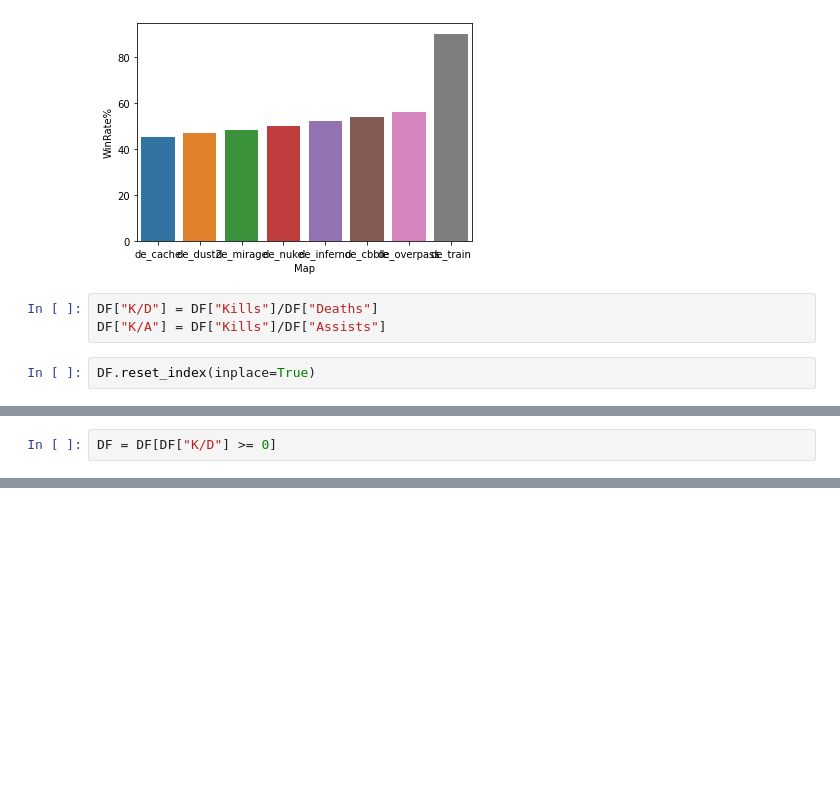
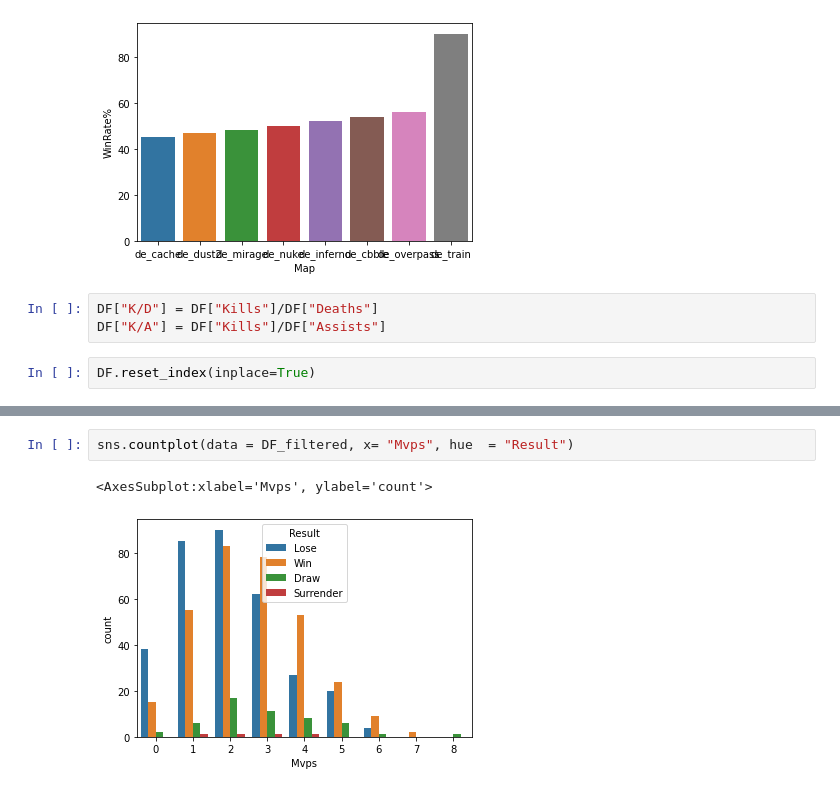
Before and after one commit to Mamin-gamer/Data-collection, a Jupyter notebook: notebooks/MyData.ipynb, the cells around one changed output, grey strips where cells are left out. Saved outputs shown, nothing was run; the diff lists cells and outputs as text; blank space fills up the shorter version.

```diff
--- a/notebooks/MyData.ipynb
+++ b/notebooks/MyData.ipynb
@@ -540,2 +523,0 @@ plt.show()
-# %%
-DF = DF[DF["K/D"] >= 0]
@@ -564,0 +555,5 @@ sns.relplot(data = DF[DF["Rounds"] > 16], x = "index", y = "K/D", hue = "Mvps",
+# %%
+sns.countplot(data = DF_filtered, x= "Mvps", hue  = "Result")
+# %% [output]
+<AxesSubplot:xlabel='Mvps', ylabel='count'>
+[figure, added]
```
Also changed, not shown: parts of 8 cells of this notebook.
